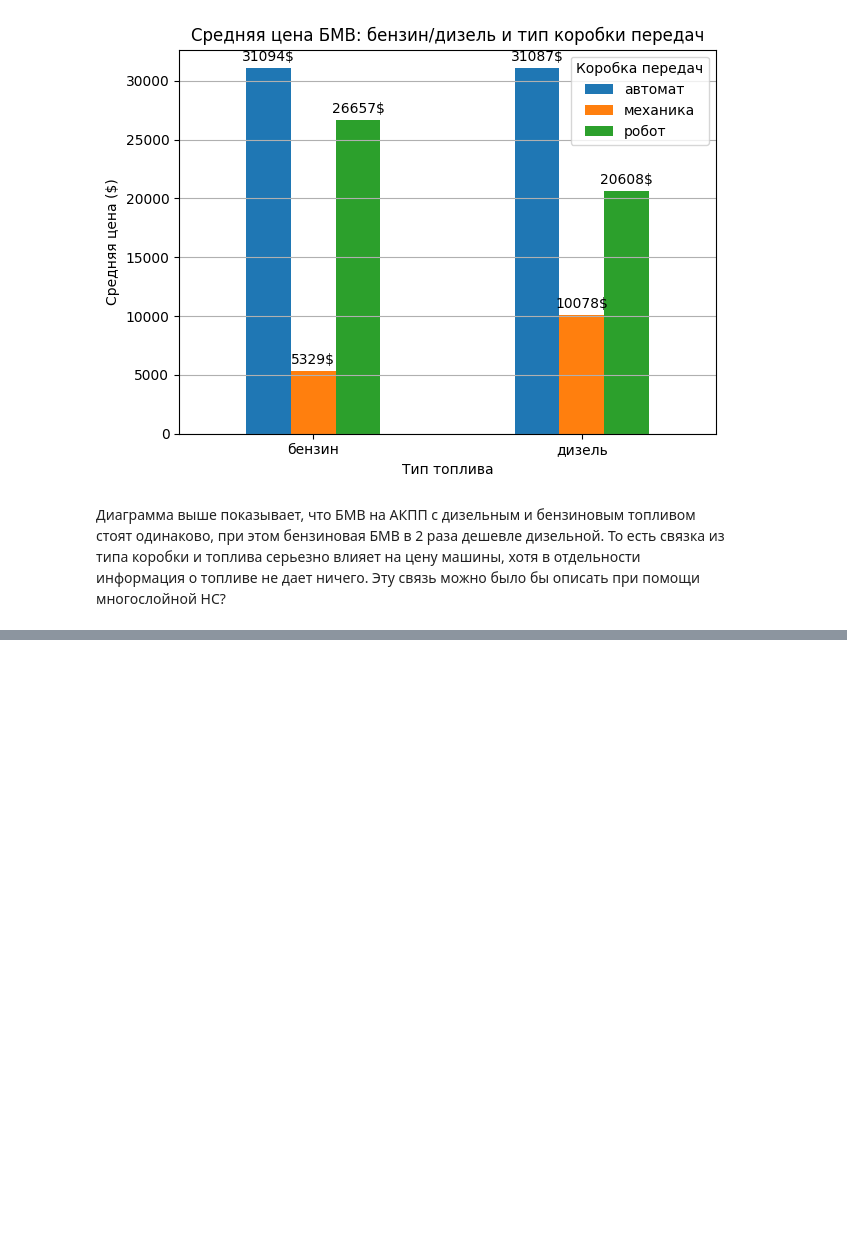
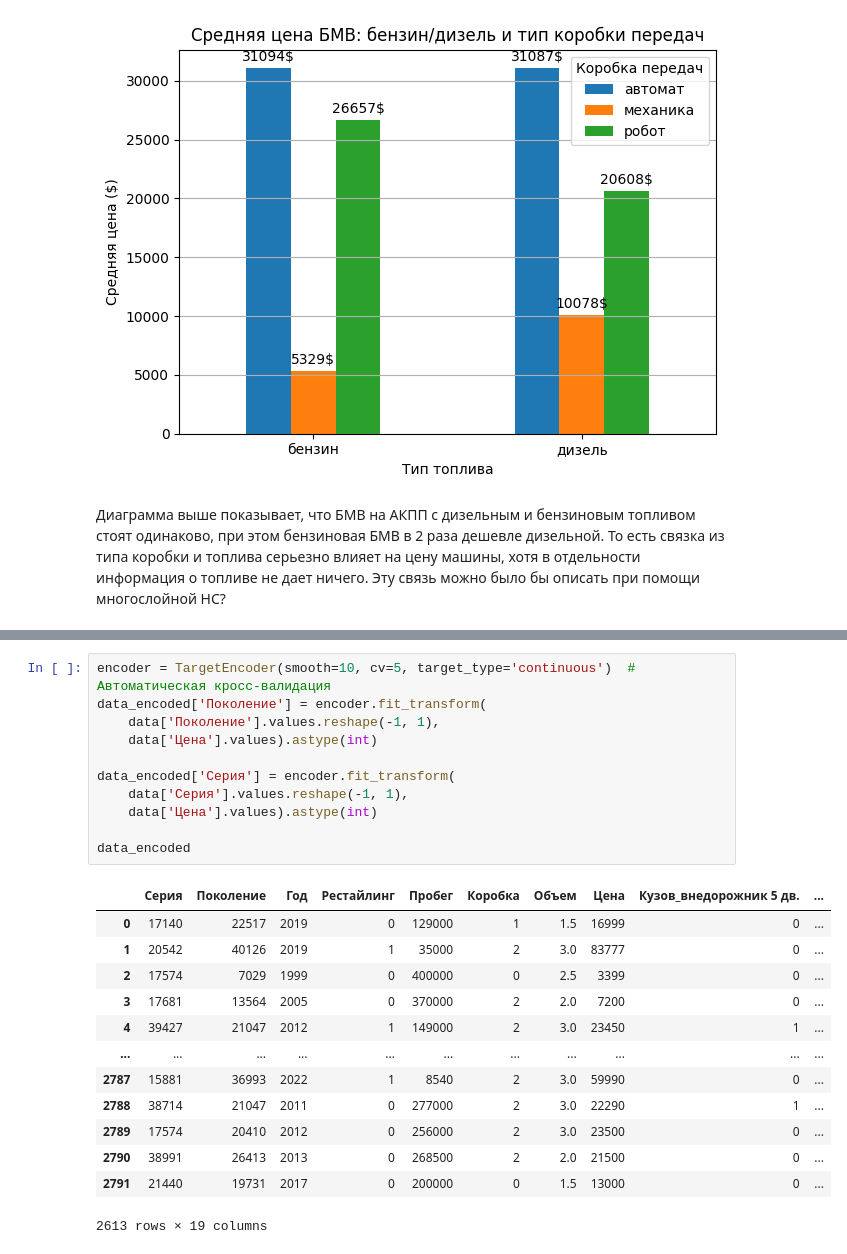
Before and after one commit to trxxnk/BimmerAI, a Jupyter notebook: notebooks/bmw_analys.ipynb, the cells around one changed output, grey strips where cells are left out. Drawn from its saved outputs; the diff is of its cells as text; blank space fills up the shorter version.

```diff
--- a/notebooks/bmw_analys.ipynb
+++ b/notebooks/bmw_analys.ipynb
@@ -416,0 +504,25 @@ plt.show()
+# %%
+encoder = TargetEncoder(smooth=10, cv=5, target_type='continuous')  # Автоматическая кросс-валидация
+data_encoded['Поколение'] = encoder.fit_transform(
+    data['Поколение'].values.reshape(-1, 1),
+    data['Цена'].values).astype(int)
+
+data_encoded['Серия'] = encoder.fit_transform(
+    data['Серия'].values.reshape(-1, 1),
+    data['Цена'].values).astype(int)
+
+data_encoded
+# %% [output]
+|  | Серия | Поколение | Год | Рестайлинг | Пробег | Коробка | Объем | Цена | Кузов_внедорожник 5 дв. | ... |
+| 0 | 17140 | 22517 | 2019 | 0 | 129000 | 1 | 1.5 | 16999 | 0 | ... |
+| 1 | 20542 | 40126 | 2019 | 1 | 35000 | 2 | 3.0 | 83777 | 0 | ... |
+| 2 | 17574 | 7029 | 1999 | 0 | 400000 | 0 | 2.5 | 3399 | 0 | ... |
+| 3 | 17681 | 13564 | 2005 | 0 | 370000 | 2 | 2.0 | 7200 | 0 | ... |
+| 4 | 39427 | 21047 | 2012 | 1 | 149000 | 2 | 3.0 | 23450 | 1 | ... |
+| ... | ... | ... | ... | ... | ... | ... | ... | ... | ... | ... |
+| 2787 | 15881 | 36993 | 2022 | 1 | 8540 | 2 | 3.0 | 59990 | 0 | ... |
+| 2788 | 38714 | 21047 | 2011 | 0 | 277000 | 2 | 3.0 | 22290 | 1 | ... |
+| 2789 | 17574 | 20410 | 2012 | 0 | 256000 | 2 | 3.0 | 23500 | 0 | ... |
+| 2790 | 38991 | 26413 | 2013 | 0 | 268500 | 2 | 2.0 | 21500 | 0 | ... |
+| 2791 | 21440 | 19731 | 2017 | 0 | 200000 | 0 | 1.5 | 13000 | 0 | ... |
+2613 rows × 19 columns
```
Also changed, not shown: parts of 15 cells of this notebook, 2 other files.
